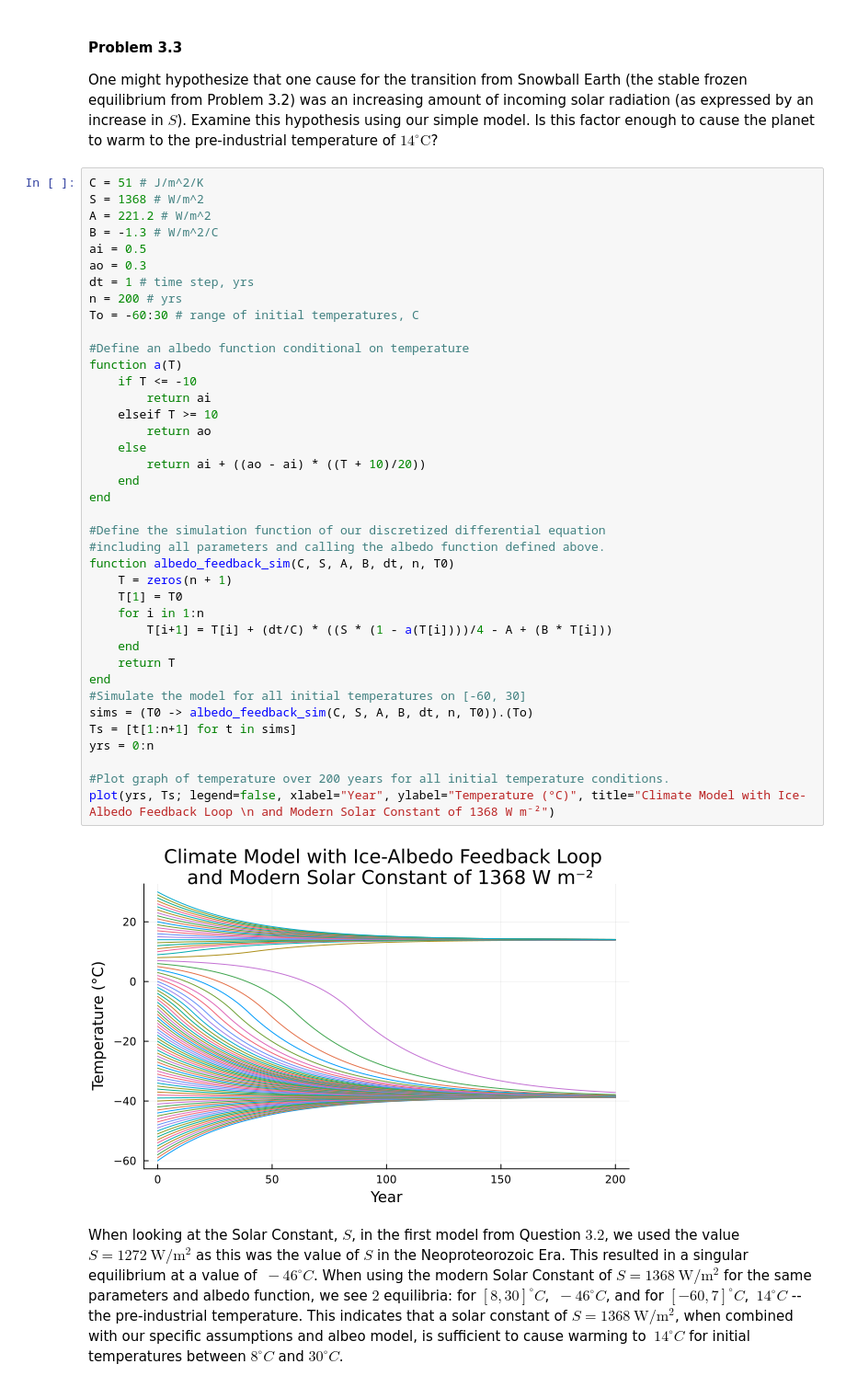
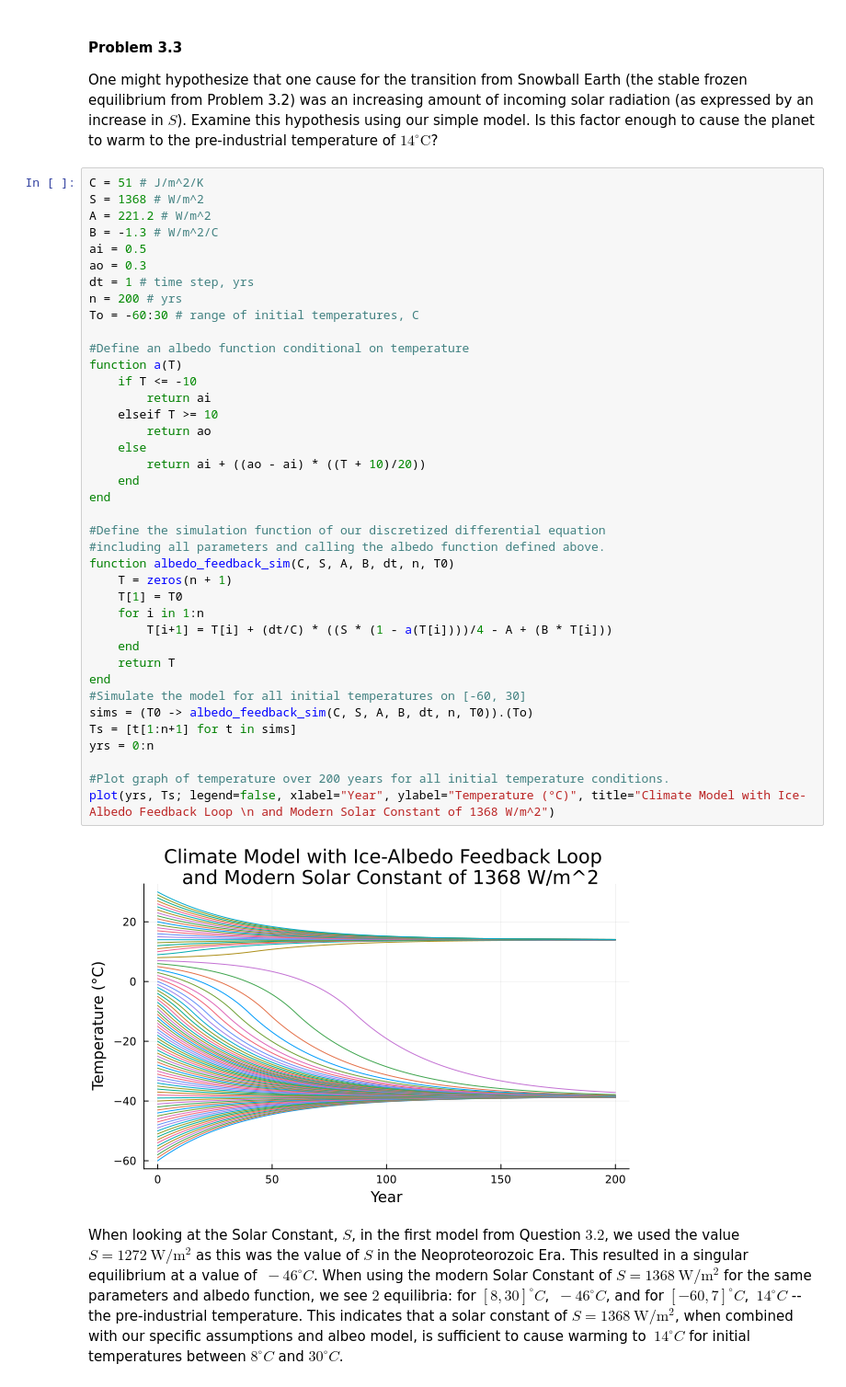
Before and after one commit to BEE4750-FA25/hw2-regina, a Jupyter notebook: hw02.ipynb, the cells around one changed output. Shown at 92% size. Saved outputs shown, nothing was run; the diff lists cells and outputs as text.

```diff
--- a/hw02.ipynb
+++ b/hw02.ipynb
@@ -458,35 +458,35 @@ n = 200 # yrs
 To = -60:30 # range of initial temperatures, C
 
 #Define an albedo function conditional on temperature
 function a(T)
     if T <= -10
         return ai
     elseif T >= 10
         return ao
     else
         return ai + ((ao - ai) * ((T + 10)/20))
     end
 end
 
 #Define the simulation function of our discretized differential equation
 #including all parameters and calling the albedo function defined above.
 function albedo_feedback_sim(C, S, A, B, dt, n, T0)
     T = zeros(n + 1)
     T[1] = T0
     for i in 1:n
         T[i+1] = T[i] + (dt/C) * ((S * (1 - a(T[i])))/4 - A + (B * T[i]))
     end
     return T
 end
 #Simulate the model for all initial temperatures on [-60, 30]
 sims = (T0 -> albedo_feedback_sim(C, S, A, B, dt, n, T0)).(To)
 Ts = [t[1:n+1] for t in sims]
 yrs = 0:n
 
 #Plot graph of temperature over 200 years for all initial temperature conditions.
-plot(yrs, Ts; legend=false, xlabel="Year", ylabel="Temperature (°C)", title="Climate Model with Ice-Albedo Feedback Loop \n and Modern Solar Constant of 1368 W m⁻²")
+plot(yrs, Ts; legend=false, xlabel="Year", ylabel="Temperature (°C)", title="Climate Model with Ice-Albedo Feedback Loop \n and Modern Solar Constant of 1368 W/m^2")
 # %% [output]
-[figure, old version]
+[figure, new version]
 # %% [markdown]
 When looking at the Solar Constant, $S$, in the first model from Question $3.2$, we used the value $S = 1272\ \text{W}/\text{m}^2$ as this was the value of $S$ in the Neoproteorozoic Era. This resulted in a singular equilibrium at a value of $~ -46^\circ C$. When using the modern Solar Constant of $S = 1368\ \text{W}/\text{m}^2$ for the same parameters and albedo function, we see $2$ equilibria: for $[8,30]^\circ C$, $~ -46^\circ C$, and for $[-60,7]^\circ C$, $~ 14^\circ C$ -- the pre-industrial temperature. This indicates that a solar constant of $S = 1368\ \text{W}/\text{m}^2$, when combined with our specific assumptions and albeo model, is sufficient to cause warming to $~ 14^\circ C$ for initial temperatures between $8^\circ C$ and $30^\circ C$.
 # %% [markdown]
```
